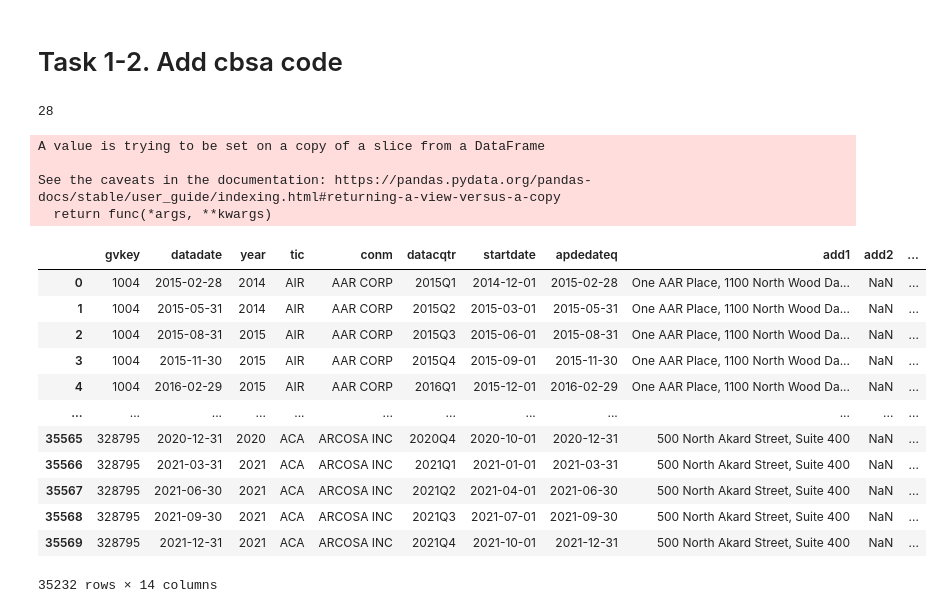
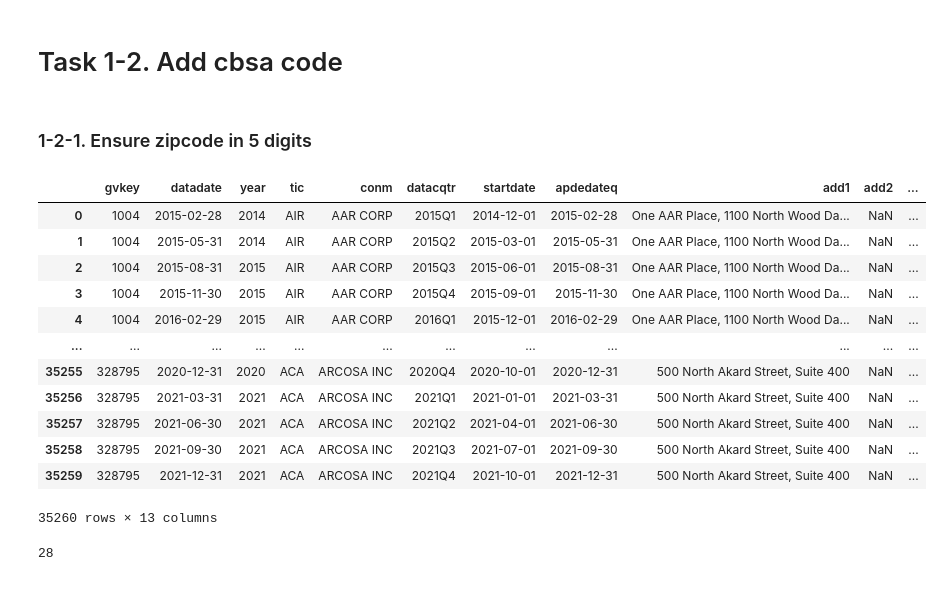
Before and after one commit to katieminjoo/Data_Engineering, a Jupyter notebook: Task1-2.ipynb, the cells around one changed output. Cells and saved outputs as stored; diff of their text form; code cells hidden in the pictures.

```diff
--- a/Task1-2.ipynb
+++ b/Task1-2.ipynb
@@ -111,5 +114,25 @@ df
 df.to_csv('./Output/Task1-1.csv', index = False)
 # %% [markdown]
 # Task 1-2. Add cbsa code
+# %% [markdown]
+### 1-2-1. Ensure zipcode in 5 digits
+# %%
+data = pd.read_csv('./Output/Task1-1.csv', parse_dates= ['datadate'])
+# %%
+data
+# %% [output]
+|  | gvkey | datadate | year | tic | conm | datacqtr | startdate | apdedateq | add1 | add2 | ... |
+| 0 | 1004 | 2015-02-28 | 2014 | AIR | AAR CORP | 2015Q1 | 2014-12-01 | 2015-02-28 | One AAR Place, 1100 North Wood Da... | NaN | ... |
+| 1 | 1004 | 2015-05-31 | 2014 | AIR | AAR CORP | 2015Q2 | 2015-03-01 | 2015-05-31 | One AAR Place, 1100 North Wood Da... | NaN | ... |
+| 2 | 1004 | 2015-08-31 | 2015 | AIR | AAR CORP | 2015Q3 | 2015-06-01 | 2015-08-31 | One AAR Place, 1100 North Wood Da... | NaN | ... |
+| 3 | 1004 | 2015-11-30 | 2015 | AIR | AAR CORP | 2015Q4 | 2015-09-01 | 2015-11-30 | One AAR Place, 1100 North Wood Da... | NaN | ... |
+| 4 | 1004 | 2016-02-29 | 2015 | AIR | AAR CORP | 2016Q1 | 2015-12-01 | 2016-02-29 | One AAR Place, 1100 North Wood Da... | NaN | ... |
+| ... | ... | ... | ... | ... | ... | ... | ... | ... | ... | ... | ... |
+| 35255 | 328795 | 2020-12-31 | 2020 | ACA | ARCOSA INC | 2020Q4 | 2020-10-01 | 2020-12-31 | 500 North Akard Street, Suite 400 | NaN | ... |
+| 35256 | 328795 | 2021-03-31 | 2021 | ACA | ARCOSA INC | 2021Q1 | 2021-01-01 | 2021-03-31 | 500 North Akard Street, Suite 400 | NaN | ... |
+| 35257 | 328795 | 2021-06-30 | 2021 | ACA | ARCOSA INC | 2021Q2 | 2021-04-01 | 2021-06-30 | 500 North Akard Street, Suite 400 | NaN | ... |
+| 35258 | 328795 | 2021-09-30 | 2021 | ACA | ARCOSA INC | 2021Q3 | 2021-07-01 | 2021-09-30 | 500 North Akard Street, Suite 400 | NaN | ... |
+| 35259 | 328795 | 2021-12-31 | 2021 | ACA | ARCOSA INC | 2021Q4 | 2021-10-01 | 2021-12-31 | 500 North Akard Street, Suite 400 | NaN | ... |
+35260 rows × 13 columns
 # %%
 # 28 Nan values in addzip col
@@ -117,25 +140,4 @@ df['addzip'].isna().sum()
 # %% [output]
 28
 # %%
-df.dropna(subset = ['addzip'], inplace = True)
+data.dropna(subset = ['addzip'], inplace = True)
-# %% [output]
-A value is trying to be set on a copy of a slice from a DataFrame
-
-See the caveats in the documentation: https://pandas.pydata.org/pandas-docs/stable/user_guide/indexing.html#returning-a-view-versus-a-copy
-  return func(*args, **kwargs)
-# %%
-df
-# %% [output]
-|  | gvkey | datadate | year | tic | conm | datacqtr | startdate | apdedateq | add1 | add2 | ... |
-| 0 | 1004 | 2015-02-28 | 2014 | AIR | AAR CORP | 2015Q1 | 2014-12-01 | 2015-02-28 | One AAR Place, 1100 North Wood Da... | NaN | ... |
-| 1 | 1004 | 2015-05-31 | 2014 | AIR | AAR CORP | 2015Q2 | 2015-03-01 | 2015-05-31 | One AAR Place, 1100 North Wood Da... | NaN | ... |
-| 2 | 1004 | 2015-08-31 | 2015 | AIR | AAR CORP | 2015Q3 | 2015-06-01 | 2015-08-31 | One AAR Place, 1100 North Wood Da... | NaN | ... |
-| 3 | 1004 | 2015-11-30 | 2015 | AIR | AAR CORP | 2015Q4 | 2015-09-01 | 2015-11-30 | One AAR Place, 1100 North Wood Da... | NaN | ... |
-| 4 | 1004 | 2016-02-29 | 2015 | AIR | AAR CORP | 2016Q1 | 2015-12-01 | 2016-02-29 | One AAR Place, 1100 North Wood Da... | NaN | ... |
-| ... | ... | ... | ... | ... | ... | ... | ... | ... | ... | ... | ... |
-| 35565 | 328795 | 2020-12-31 | 2020 | ACA | ARCOSA INC | 2020Q4 | 2020-10-01 | 2020-12-31 | 500 North Akard Street, Suite 400 | NaN | ... |
-| 35566 | 328795 | 2021-03-31 | 2021 | ACA | ARCOSA INC | 2021Q1 | 2021-01-01 | 2021-03-31 | 500 North Akard Street, Suite 400 | NaN | ... |
-| 35567 | 328795 | 2021-06-30 | 2021 | ACA | ARCOSA INC | 2021Q2 | 2021-04-01 | 2021-06-30 | 500 North Akard Street, Suite 400 | NaN | ... |
-| 35568 | 328795 | 2021-09-30 | 2021 | ACA | ARCOSA INC | 2021Q3 | 2021-07-01 | 2021-09-30 | 500 North Akard Street, Suite 400 | NaN | ... |
-| 35569 | 328795 | 2021-12-31 | 2021 | ACA | ARCOSA INC | 2021Q4 | 2021-10-01 | 2021-12-31 | 500 North Akard Street, Suite 400 | NaN | ... |
-35232 rows × 14 columns
```
Also changed, not shown: parts of 27 cells of this notebook, 1 other file.
